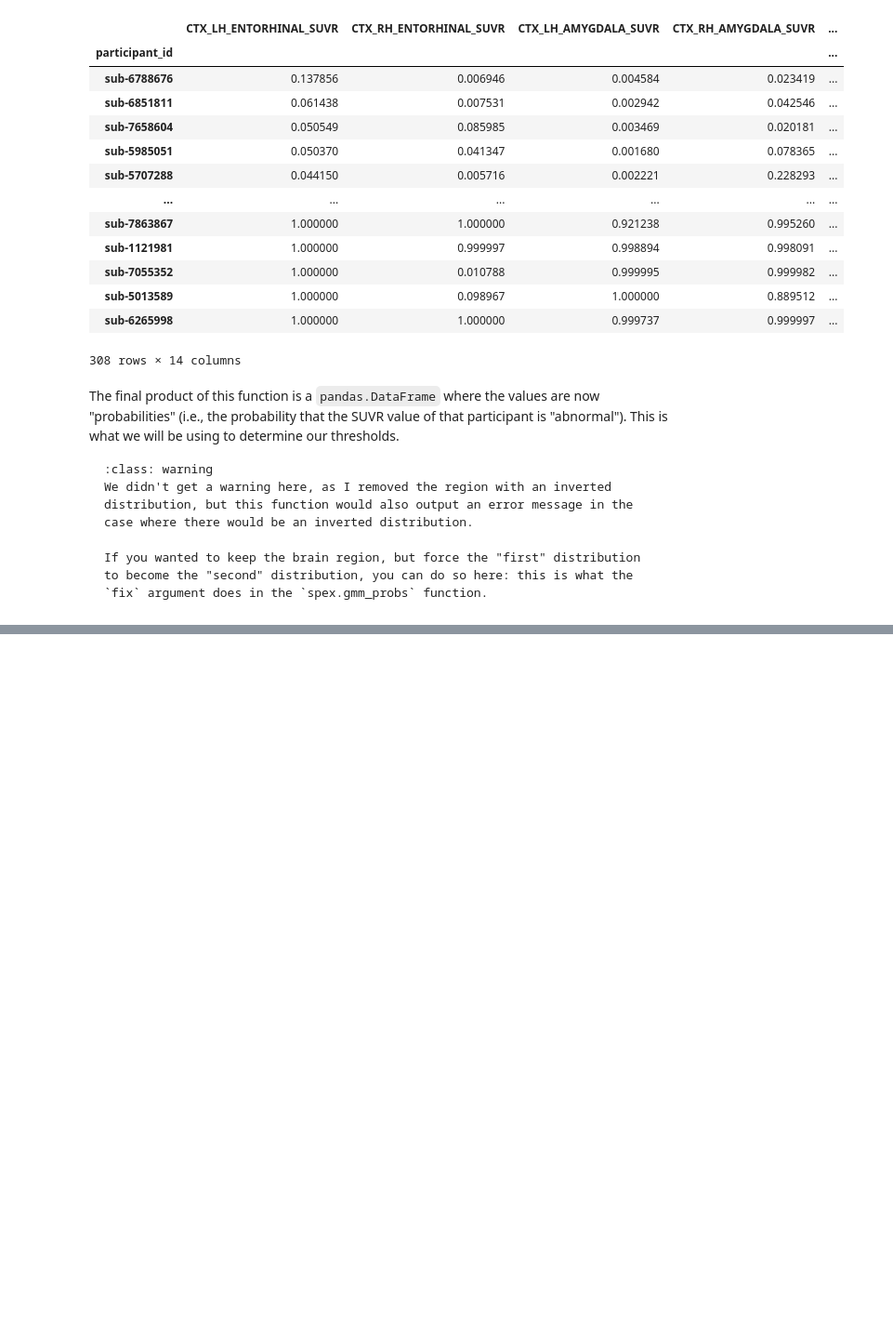
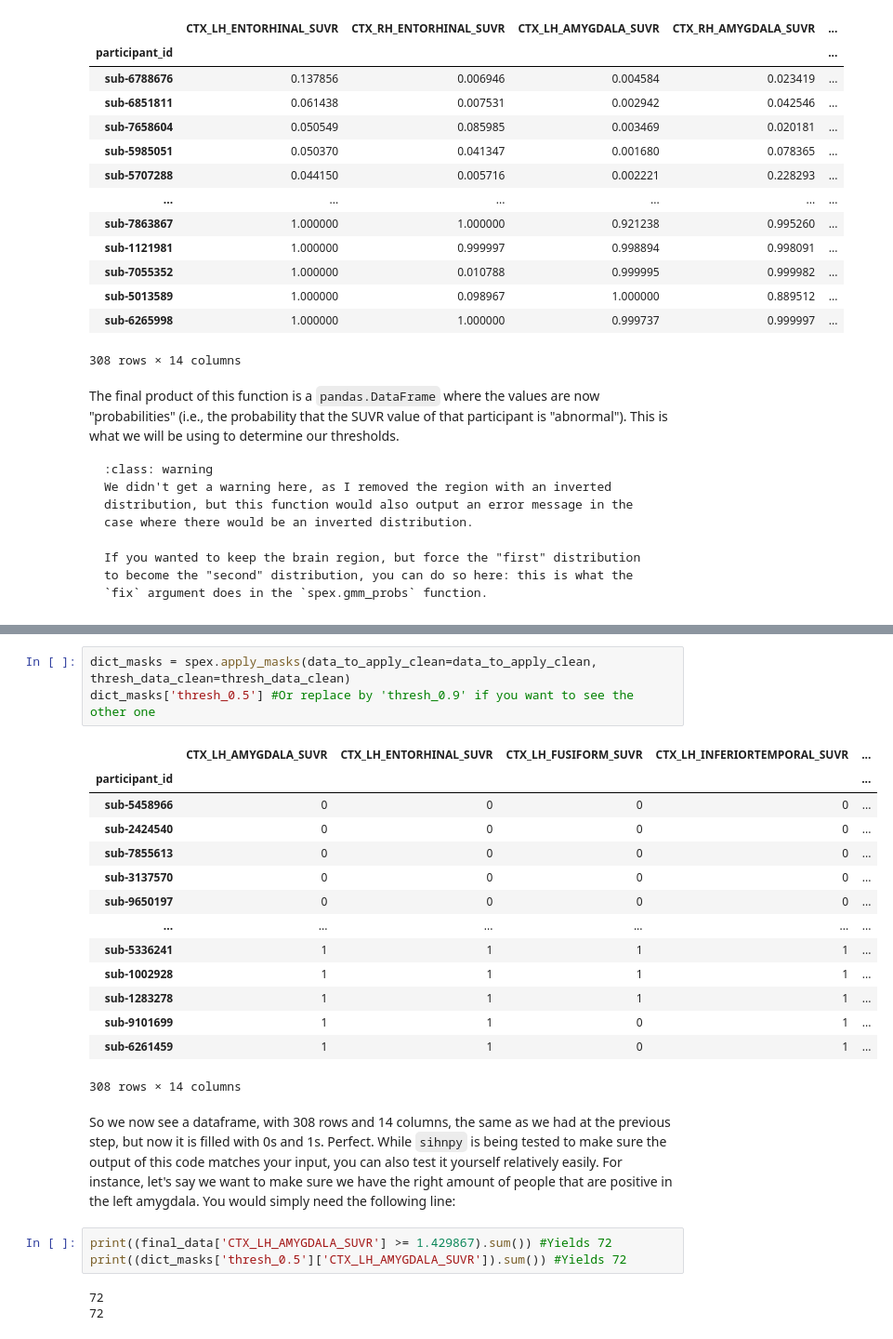
Before and after one commit to stong3/sihnpy, a Jupyter notebook: docs/2.spex/spex_module.ipynb, the cells around one changed output, grey strips where cells are left out. Shown at 93% size. Cells and saved outputs as stored; diff of their text form; blank space fills up the shorter version.

```diff
--- a/docs/2.spex/spex_module.ipynb
+++ b/docs/2.spex/spex_module.ipynb
@@ -370,0 +654,26 @@ You can choose to output all three types, or a specific type, as needed. Note ho
+# %%
+dict_masks = spex.apply_masks(data_to_apply_clean=data_to_apply_clean, thresh_data_clean=thresh_data_clean)
+dict_masks['thresh_0.5'] #Or replace by 'thresh_0.9' if you want to see the other one
+# %% [output]
+|  | CTX_LH_AMYGDALA_SUVR | CTX_LH_ENTORHINAL_SUVR | CTX_LH_FUSIFORM_SUVR | CTX_LH_INFERIORTEMPORAL_SUVR | ... |
+| participant_id |  |  |  |  | ... |
+| sub-5458966 | 0 | 0 | 0 | 0 | ... |
+| sub-2424540 | 0 | 0 | 0 | 0 | ... |
+| sub-7855613 | 0 | 0 | 0 | 0 | ... |
+| sub-3137570 | 0 | 0 | 0 | 0 | ... |
+| sub-9650197 | 0 | 0 | 0 | 0 | ... |
+| ... | ... | ... | ... | ... | ... |
+| sub-5336241 | 1 | 1 | 1 | 1 | ... |
+| sub-1002928 | 1 | 1 | 1 | 1 | ... |
+| sub-1283278 | 1 | 1 | 1 | 1 | ... |
+| sub-9101699 | 1 | 1 | 0 | 1 | ... |
+| sub-6261459 | 1 | 1 | 0 | 1 | ... |
+308 rows × 14 columns
+# %% [markdown]
+So we now see a dataframe, with 308 rows and 14 columns, the same as we had at the previous step, but now it is filled with 0s and 1s. Perfect. While `sihnpy` is being tested to make sure the output of this code matches your input, you can also test it yourself relatively easily. For instance, let's say we want to make sure we have the right amount of people that are positive in the left amygdala. You would simply need the following line:
+# %%
+print((final_data['CTX_LH_AMYGDALA_SUVR'] >= 1.429867).sum()) #Yields 72
+print((dict_masks['thresh_0.5']['CTX_LH_AMYGDALA_SUVR']).sum()) #Yields 72
+# %% [output]
+72
+72
```
Also changed, not shown: parts of 31 cells of this notebook.
